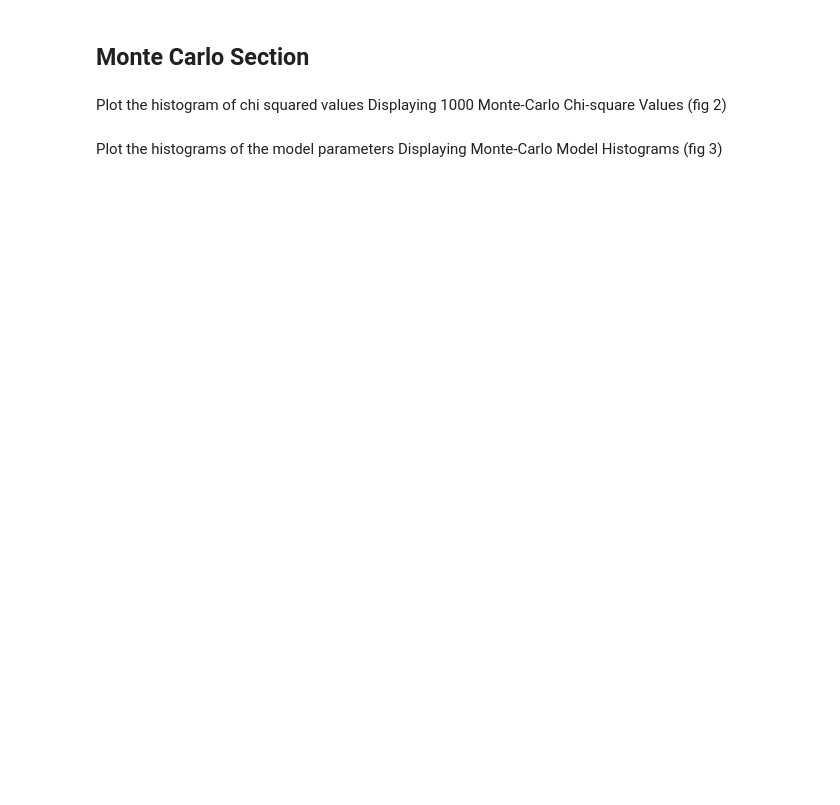
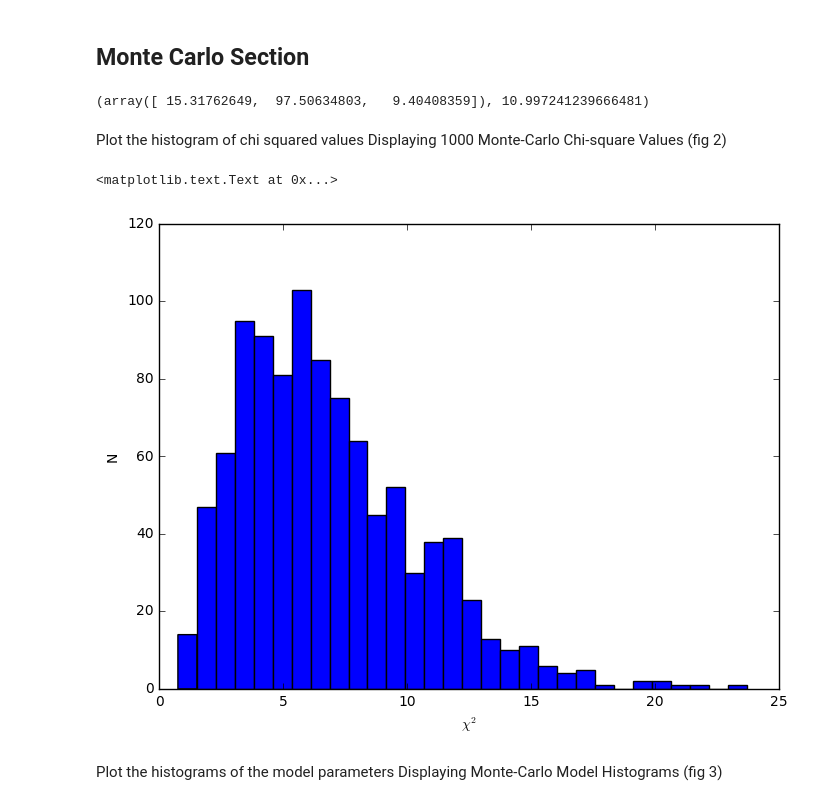
Before and after one commit to jkmacc-LANL/peip-python, a Jupyter notebook: Examples/chap2/ex_2_1_2/ex_2_1_2.ipynb, the cells around one changed output. Saved outputs shown, nothing was run; the diff lists cells and outputs as text; code cells hidden in the pictures; blank space fills up the shorter version.

Commit message:
Finished plots

```diff
--- a/Examples/chap2/ex_2_1_2/ex_2_1_2.ipynb
+++ b/Examples/chap2/ex_2_1_2/ex_2_1_2.ipynb
@@ -142,26 +151,34 @@ semi_axes[0] * u[:, 0], semi_axes[1] * u[:, 1], semi_axes[2] * u[:, 2]
 # %% [markdown]
 ## Monte Carlo Section
 # %%
-y0 = G * m
+y0 = G @ m
 # %%
-mmc = np.empty((1000, len(sigma)))
+np.random.seed(0)
+mmc = np.empty((1000, G.shape[1]))
 chimc = np.empty(1000)
 
 for nreal in range(1000):
   # Generate a trial data set of perturbed, weighted data
   ytrial = y0 + sigma * np.random.randn(N)
   ywtrial = ytrial / sigma
-  mmc[nreal] = np.linalg.solve(Gw, ywtrial)
-  chimc[nreal] = np.linalg.norm((np.dot(G, mmc[nreal]) - ytrial) / sigma)**2
+  mmc[nreal], *_ = np.linalg.lstsq(Gw, ywtrial)
+  chimc[nreal] = np.linalg.norm(((G @ mmc[nreal]) - ytrial) / sigma)**2
+# %%
+mmc[nreal], chimc[nreal]
+# %% [output]
+(array([ 15.31762649,  97.50634803,   9.40408359]), 10.997241239666481)
 # %% [markdown]
 Plot the histogram of chi squared values
 Displaying 1000 Monte-Carlo Chi-square Values (fig 2)
 # %%
-plt.figure(2)
+plt.figure(2, figsize=(8,6))
 plt.clf()
 plt.hist(chimc, 30)
 plt.ylabel('N')
-plt.xlabel('\chi^2')
+plt.xlabel('$\chi^2$')
+# %% [output]
+<matplotlib.text.Text at 0x...>
+[figure, added]
 # %% [markdown]
 Plot the histograms of the model parameters
 Displaying Monte-Carlo Model Histograms (fig 3)
```
Also changed, not shown: parts of 9 cells of this notebook.
